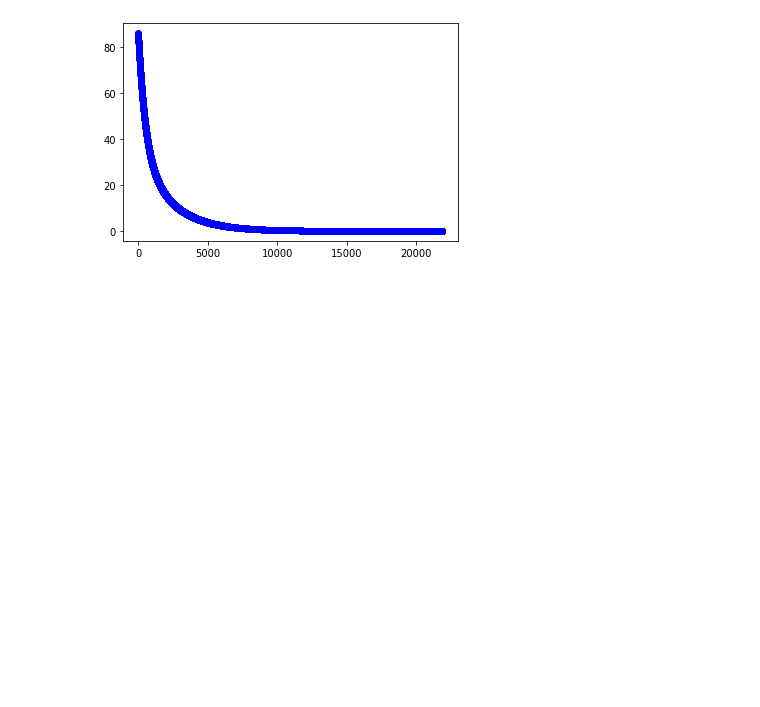
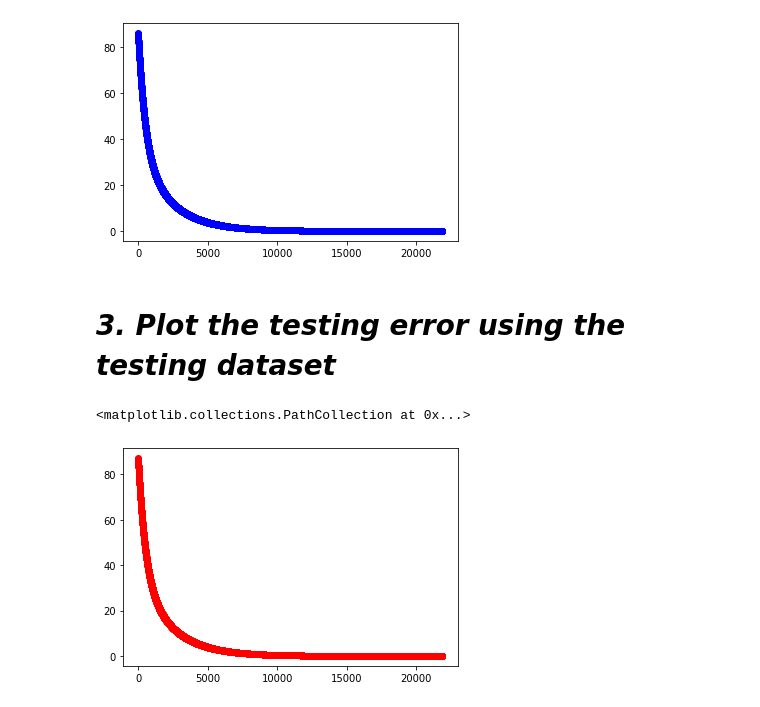
Before and after one commit to crescent98/machinelearning35911, a Jupyter notebook: assignment04.ipynb, the cells around one changed output. Drawn from its saved outputs; the diff is of its cells as text; code cells hidden in the pictures; blank space fills up the shorter version.

Commit message:
3. Plotting the testing error

```diff
--- a/assignment04.ipynb
+++ b/assignment04.ipynb
@@ -162,3 +162,10 @@ plt.scatter(range(0,i+1),objective_train,c="#0000ff")
 # %% [output]
 <matplotlib.collections.PathCollection at 0x...>
 [figure]
+# %% [markdown]
+# ***3. Plot the testing error using the testing dataset***
+# %%
+plt.scatter(range(0,i+1),objective_test,c="#ff0000")
+# %% [output]
+<matplotlib.collections.PathCollection at 0x...>
+[figure, added]
```
